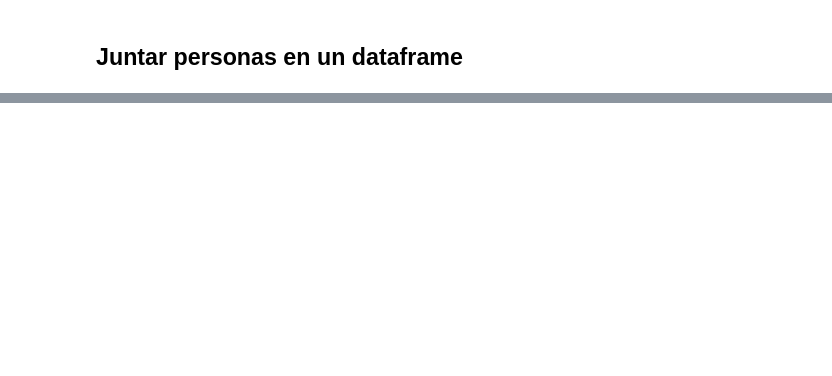
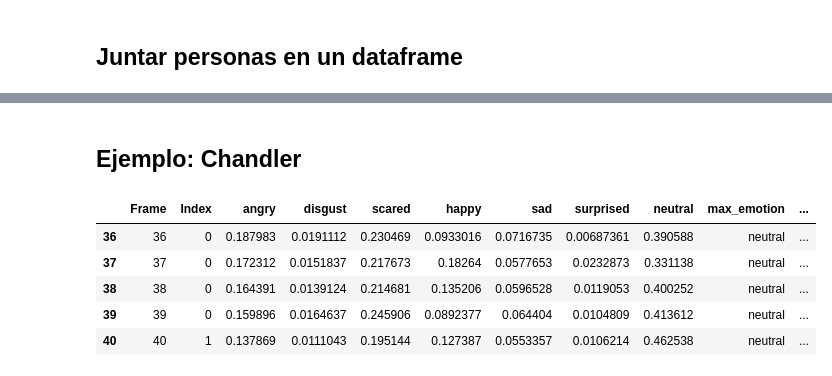
Before and after one commit to evd995/Proyecto-Vision, a Jupyter notebook: Personas/Procesar Personas.ipynb, the cells around one changed output, grey strips where cells are left out. Cells and saved outputs as stored; diff of their text form; code cells hidden in the pictures; blank space fills up the shorter version.

```diff
--- a/Personas/Procesar Personas.ipynb
+++ b/Personas/Procesar Personas.ipynb
@@ -313,0 +341,11 @@ todos_df
+# %% [markdown]
+## Ejemplo: Chandler
+# %%
+Personas.existentes[0].data.head()
+# %% [output]
+|  | Frame | Index | angry | disgust | scared | happy | sad | surprised | neutral | max_emotion | ... |
+| 36 | 36 | 0 | 0.187983 | 0.0191112 | 0.230469 | 0.0933016 | 0.0716735 | 0.00687361 | 0.390588 | neutral | ... |
+| 37 | 37 | 0 | 0.172312 | 0.0151837 | 0.217673 | 0.18264 | 0.0577653 | 0.0232873 | 0.331138 | neutral | ... |
+| 38 | 38 | 0 | 0.164391 | 0.0139124 | 0.214681 | 0.135206 | 0.0596528 | 0.0119053 | 0.400252 | neutral | ... |
+| 39 | 39 | 0 | 0.159896 | 0.0164637 | 0.245906 | 0.0892377 | 0.064404 | 0.0104809 | 0.413612 | neutral | ... |
+| 40 | 40 | 1 | 0.137869 | 0.0111043 | 0.195144 | 0.127387 | 0.0553357 | 0.0106214 | 0.462538 | neutral | ... |
```
Also changed, not shown: parts of 16 cells of this notebook, 6 other files.
